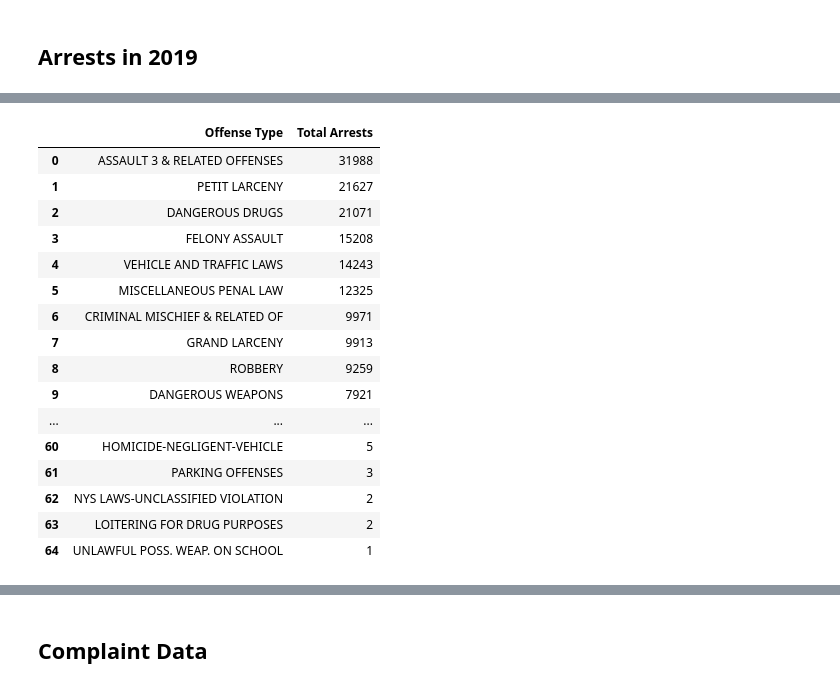
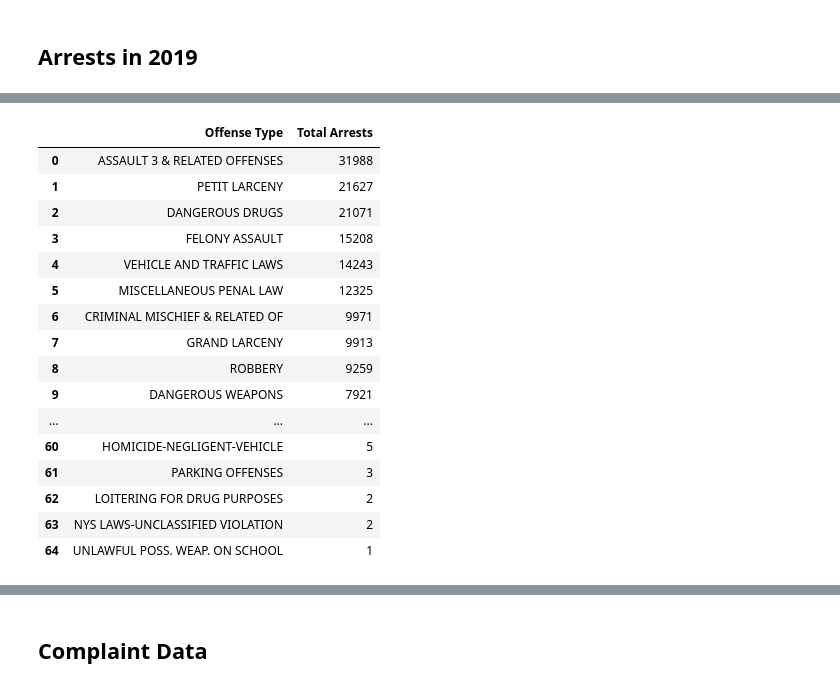
Before and after one commit to antiboredom/notes-on-police-funding, a Jupyter notebook: notes.ipynb, the cells around one changed output, grey strips where cells are left out. Saved outputs shown, nothing was run; the diff lists cells and outputs as text; code cells hidden in the pictures.

```diff
--- a/notes.ipynb
+++ b/notes.ipynb
@@ -120,22 +188,22 @@ The police describe a general description of each type of arrest. Here are the t
 # %%
 arrest_counts = pd.DataFrame(arrests_2019['OFNS_DESC'].value_counts()).reset_index()
 arrest_counts.columns = ["Offense Type", "Total Arrests"]
-arrest_counts
+Display(arrest_counts)
 # %% [output]
 |  | Offense Type | Total Arrests |
 | 0 | ASSAULT 3 & RELATED OFFENSES | 31988 |
 | 1 | PETIT LARCENY | 21627 |
 | 2 | DANGEROUS DRUGS | 21071 |
 | 3 | FELONY ASSAULT | 15208 |
 | 4 | VEHICLE AND TRAFFIC LAWS | 14243 |
 | 5 | MISCELLANEOUS PENAL LAW | 12325 |
 | 6 | CRIMINAL MISCHIEF & RELATED OF | 9971 |
 | 7 | GRAND LARCENY | 9913 |
 | 8 | ROBBERY | 9259 |
 | 9 | DANGEROUS WEAPONS | 7921 |
 | ... | ... | ... |
 | 60 | HOMICIDE-NEGLIGENT-VEHICLE | 5 |
 | 61 | PARKING OFFENSES | 3 |
-| 62 | NYS LAWS-UNCLASSIFIED VIOLATION | 2 |
-| 63 | LOITERING FOR DRUG PURPOSES | 2 |
+| 62 | LOITERING FOR DRUG PURPOSES | 2 |
+| 63 | NYS LAWS-UNCLASSIFIED VIOLATION | 2 |
 | 64 | UNLAWFUL POSS. WEAP. ON SCHOOL | 1 |
```
Also changed, not shown: parts of 37 cells of this notebook, 3 other files.
